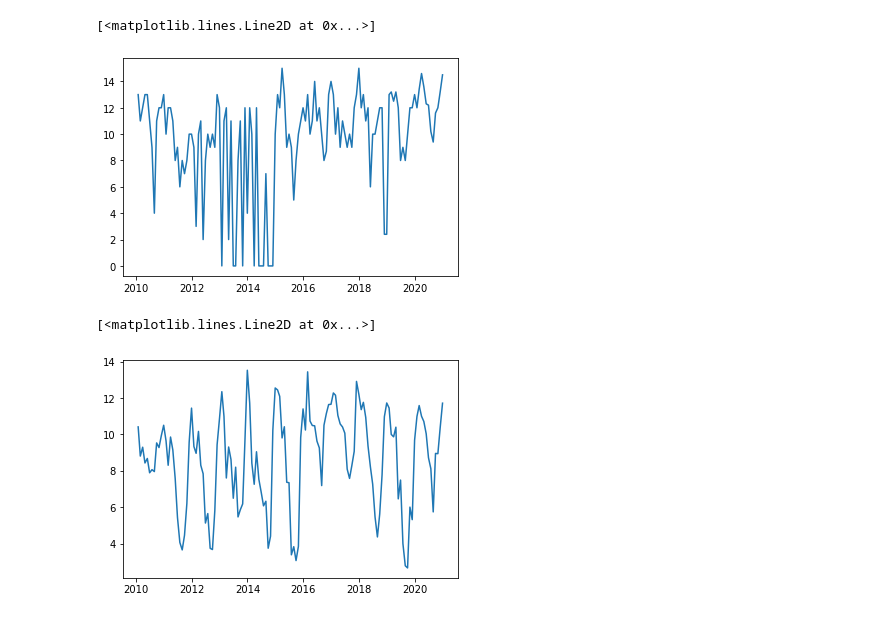
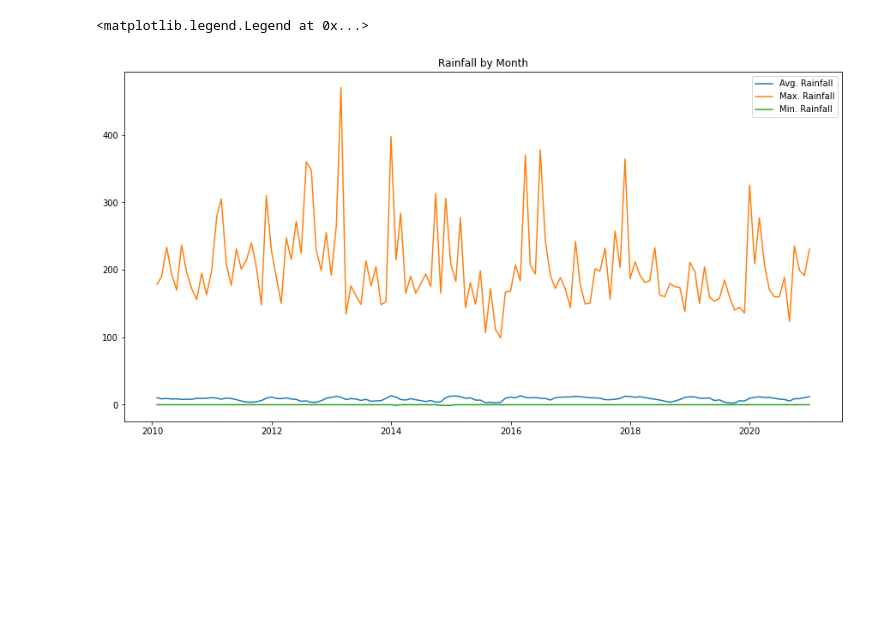
Before and after one commit to BenWS/indonesia-climate-analysis, a Jupyter notebook: Development/Analysis/Exploratory Analysis.ipynb, the cells around one changed output. Saved outputs shown, nothing was run; the diff lists cells and outputs as text; code cells hidden in the pictures; blank space fills up the shorter version.

```diff
--- a/Development/Analysis/Exploratory Analysis.ipynb
+++ b/Development/Analysis/Exploratory Analysis.ipynb
@@ -132,39 +148,36 @@ ax.plot(df_climate_data_tmp2.index,df_climate_data_tmp2['temp_max'])
-# %%
-# plotting minimum temperature data resulting from previous transformations
-fig, ax = plt.subplots()
-ax.plot(df_climate_data_tmp2.index,df_climate_data_tmp2['temp_min'])
-# %% [output]
-[<matplotlib.lines.Line2D at 0x...>]
-[figure, removed]
 # %%
 '''
 Time Series Charts - Rainfall
 '''
 
 rainfall_min_named_agg = pd.NamedAgg('rainfall','min')
 rainfall_max_named_agg = pd.NamedAgg('rainfall','max')
 rainfall_avg_named_agg = pd.NamedAgg('rainfall','mean')
 rainfall_avg_named_count = pd.NamedAgg('rainfall','count')
 
 df_climate_data_tmp = df_climate_data.groupby('date_recorded')\
     .agg(
         rainfall_max=rainfall_max_named_agg,
 				rainfall_min=rainfall_min_named_agg,
 				rainfall_avg=rainfall_avg_named_agg,
         rainfall_count=rainfall_avg_named_count
 			)
 
 df_climate_data_tmp2 = DataFrame(
     {
         'rainfall_max':df_climate_data_tmp['rainfall_max'].resample('1M').max(),
      		'rainfall_min':df_climate_data_tmp['rainfall_min'].resample('1M').min(),
 				'rainfall_avg':df_climate_data_tmp.resample('1M').agg(func=lambda x: sum(x.rainfall_count * x.rainfall_avg)/sum(x.rainfall_count))
 		}
   )
+
+fig, ax = plt.subplots(figsize=(15,7.5))
+ax.set_title('Rainfall by Month')
+# df_climate_data_tmp2.rainfall_max
+ax.plot(df_climate_data_tmp2.index,df_climate_data_tmp2['rainfall_avg'], label='Avg. Rainfall')
+ax.plot(df_climate_data_tmp2.index,df_climate_data_tmp2['rainfall_max'], label='Max. Rainfall')
+ax.plot(df_climate_data_tmp2.index,df_climate_data_tmp2['rainfall_min'], label='Min. Rainfall')
+ax.legend()
+# %% [output]
+<matplotlib.legend.Legend at 0x...>
+[figure, added]
-# %%
-# plotting average rainfall resulting from previous transformations
-fig, ax = plt.subplots()
-ax.plot(df_climate_data_tmp2.index,df_climate_data_tmp2['rainfall_avg'])
-# %% [output]
-[<matplotlib.lines.Line2D at 0x...>]
-[figure, removed]
```
Also changed, not shown: parts of 45 cells of this notebook, 10 other files.
